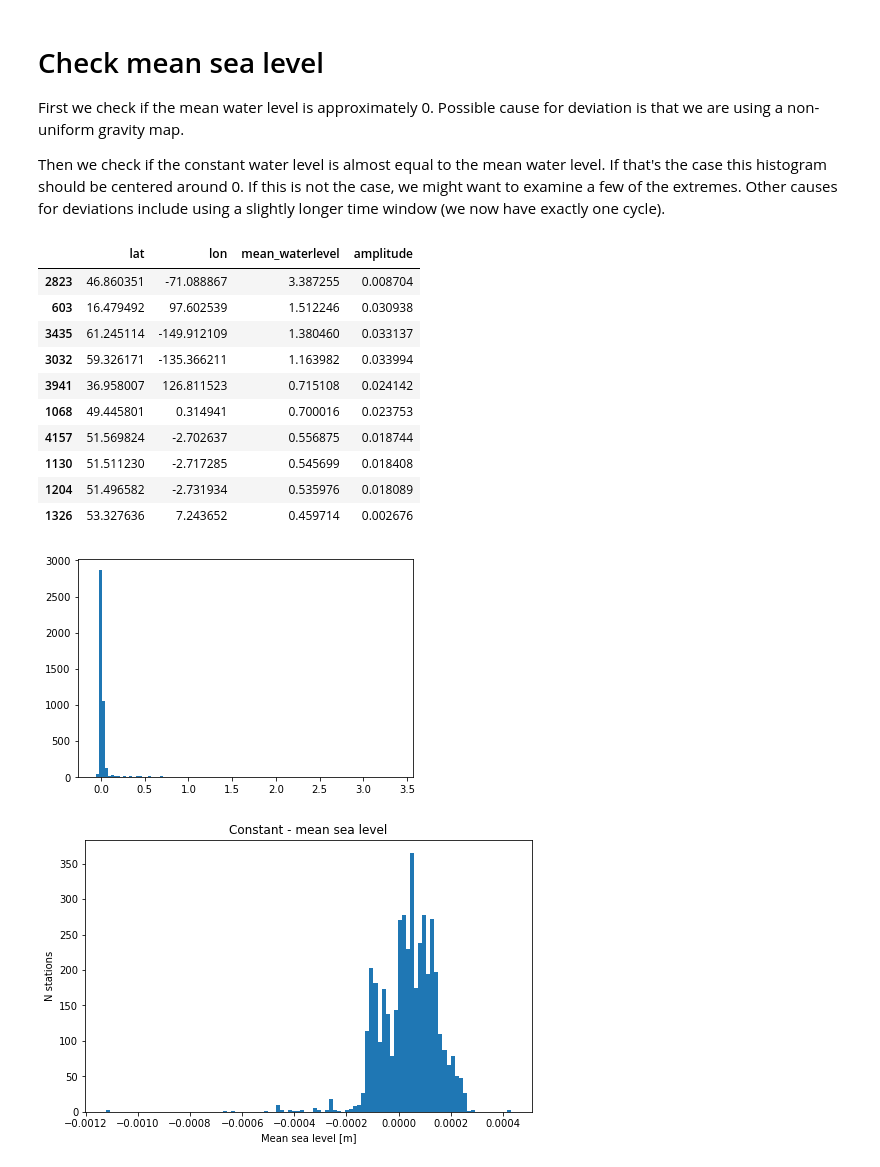
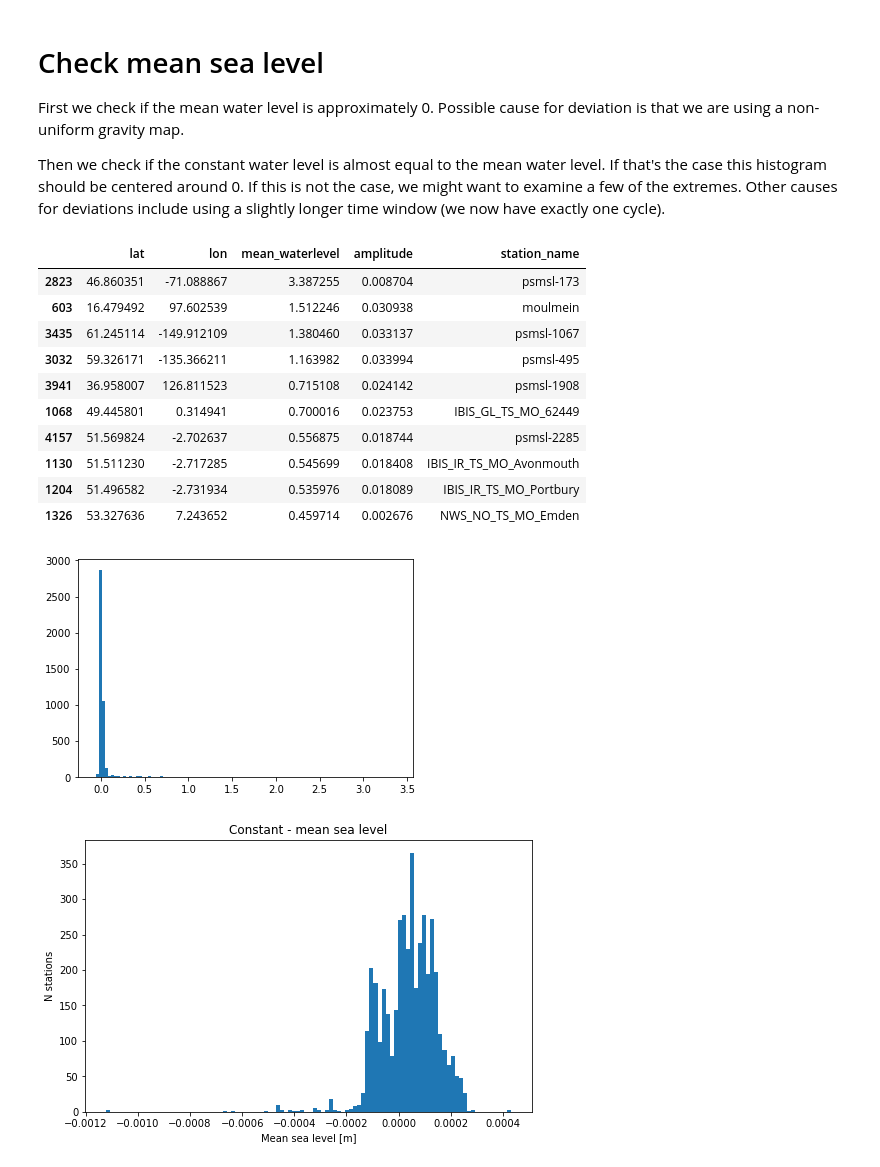
Before and after one commit to openearth/sealevel, a Jupyter notebook: notebooks/analysis/gtsm/nodal tide.ipynb, the cells around one changed output. Saved outputs shown, nothing was run; the diff lists cells and outputs as text; code cells hidden in the pictures.

Commit message:
added station names and first station average check plots

```diff
--- a/notebooks/analysis/gtsm/nodal tide.ipynb
+++ b/notebooks/analysis/gtsm/nodal tide.ipynb
@@ -106,25 +106,27 @@ Then we check if the constant water level is almost equal to the mean water leve
 # %%
 
 # Check exeptional waterlevels
 mean_waterlevel = np.nanmean(ds_mean.waterlevel.values, axis=0)
 plt.hist(mean_waterlevel, bins=100);
 df = pd.DataFrame(data=dict(lat=lat, lon=lon, mean_waterlevel=mean_waterlevel, amplitude=amplitude))
+if 'stations_pd' in locals():
+    df['station_name'] = stations_pd.loc[:,'station_id']
 df = df.drop_duplicates(['lat', 'lon'])
 
 # top 10 highest mean water levels
 df.sort_values('mean_waterlevel', ascending=False).head(n=10)
 # %% [output]
-|  | lat | lon | mean_waterlevel | amplitude |
-| 2823 | 46.860351 | -71.088867 | 3.387255 | 0.008704 |
-| 603 | 16.479492 | 97.602539 | 1.512246 | 0.030938 |
-| 3435 | 61.245114 | -149.912109 | 1.380460 | 0.033137 |
-| 3032 | 59.326171 | -135.366211 | 1.163982 | 0.033994 |
-| 3941 | 36.958007 | 126.811523 | 0.715108 | 0.024142 |
-| 1068 | 49.445801 | 0.314941 | 0.700016 | 0.023753 |
-| 4157 | 51.569824 | -2.702637 | 0.556875 | 0.018744 |
-| 1130 | 51.511230 | -2.717285 | 0.545699 | 0.018408 |
-| 1204 | 51.496582 | -2.731934 | 0.535976 | 0.018089 |
-| 1326 | 53.327636 | 7.243652 | 0.459714 | 0.002676 |
+|  | lat | lon | mean_waterlevel | amplitude | station_name |
+| 2823 | 46.860351 | -71.088867 | 3.387255 | 0.008704 | psmsl-173 |
+| 603 | 16.479492 | 97.602539 | 1.512246 | 0.030938 | moulmein |
+| 3435 | 61.245114 | -149.912109 | 1.380460 | 0.033137 | psmsl-1067 |
+| 3032 | 59.326171 | -135.366211 | 1.163982 | 0.033994 | psmsl-495 |
+| 3941 | 36.958007 | 126.811523 | 0.715108 | 0.024142 | psmsl-1908 |
+| 1068 | 49.445801 | 0.314941 | 0.700016 | 0.023753 | IBIS_GL_TS_MO_62449 |
+| 4157 | 51.569824 | -2.702637 | 0.556875 | 0.018744 | psmsl-2285 |
+| 1130 | 51.511230 | -2.717285 | 0.545699 | 0.018408 | IBIS_IR_TS_MO_Avonmouth |
+| 1204 | 51.496582 | -2.731934 | 0.535976 | 0.018089 | IBIS_IR_TS_MO_Portbury |
+| 1326 | 53.327636 | 7.243652 | 0.459714 | 0.002676 | NWS_NO_TS_MO_Emden |
 [figure]
 # %%
 # we don't want the fit of the nodal cycle to result in a different mean, check this.
```
Also changed, not shown: parts of 1 cell of this notebook.
